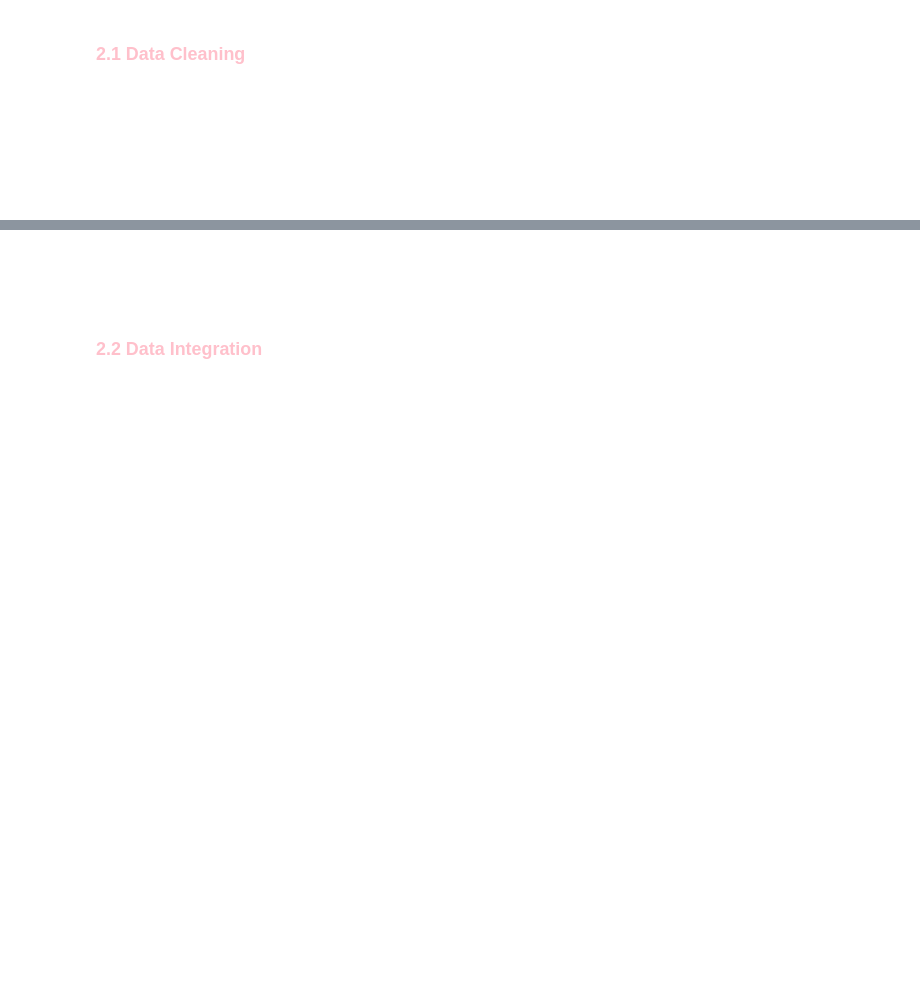
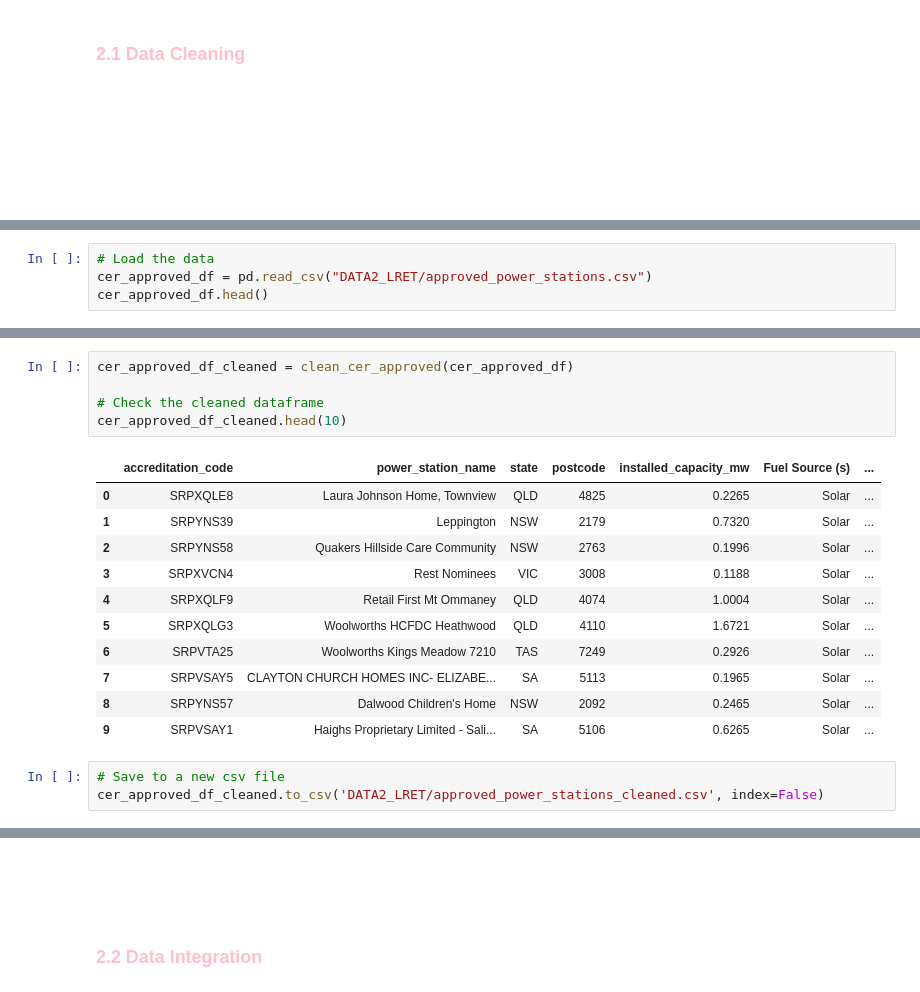
Before and after one commit to renggafirmandika/data_engineering, a Jupyter notebook: Assignment_1.ipynb, the cells around one changed output, grey strips where cells are left out. Saved outputs shown, nothing was run; the diff lists cells and outputs as text; blank space fills up the shorter version.

Commit message:
add data cleaning functions for CER datasets

```diff
--- a/Assignment_1.ipynb
+++ b/Assignment_1.ipynb
@@ -489,0 +492,4 @@ Tasks may include handling missing values, converting data types, and filtering
+# %%
+# Load the data
+cer_approved_df = pd.read_csv("DATA2_LRET/approved_power_stations.csv")
+cer_approved_df.head()
@@ -489,0 +585,20 @@ Tasks may include handling missing values, converting data types, and filtering
+# %%
+cer_approved_df_cleaned = clean_cer_approved(cer_approved_df)
+
+# Check the cleaned dataframe
+cer_approved_df_cleaned.head(10)
+# %% [output]
+|  | accreditation_code | power_station_name | state | postcode | installed_capacity_mw | Fuel Source (s) | ... |
+| 0 | SRPXQLE8 | Laura Johnson Home, Townview | QLD | 4825 | 0.2265 | Solar | ... |
+| 1 | SRPYNS39 | Leppington | NSW | 2179 | 0.7320 | Solar | ... |
+| 2 | SRPYNS58 | Quakers Hillside Care Community | NSW | 2763 | 0.1996 | Solar | ... |
+| 3 | SRPXVCN4 | Rest Nominees | VIC | 3008 | 0.1188 | Solar | ... |
+| 4 | SRPXQLF9 | Retail First Mt Ommaney | QLD | 4074 | 1.0004 | Solar | ... |
+| 5 | SRPXQLG3 | Woolworths HCFDC Heathwood | QLD | 4110 | 1.6721 | Solar | ... |
+| 6 | SRPVTA25 | Woolworths Kings Meadow 7210 | TAS | 7249 | 0.2926 | Solar | ... |
+| 7 | SRPVSAY5 | CLAYTON CHURCH HOMES INC- ELIZABE... | SA | 5113 | 0.1965 | Solar | ... |
+| 8 | SRPYNS57 | Dalwood Children's Home | NSW | 2092 | 0.2465 | Solar | ... |
+| 9 | SRPVSAY1 | Haighs Proprietary Limited - Sali... | SA | 5106 | 0.6265 | Solar | ... |
+# %%
+# Save to a new csv file
+cer_approved_df_cleaned.to_csv('DATA2_LRET/approved_power_stations_cleaned.csv', index=False)
```
Also changed, not shown: parts of 17 cells of this notebook.
